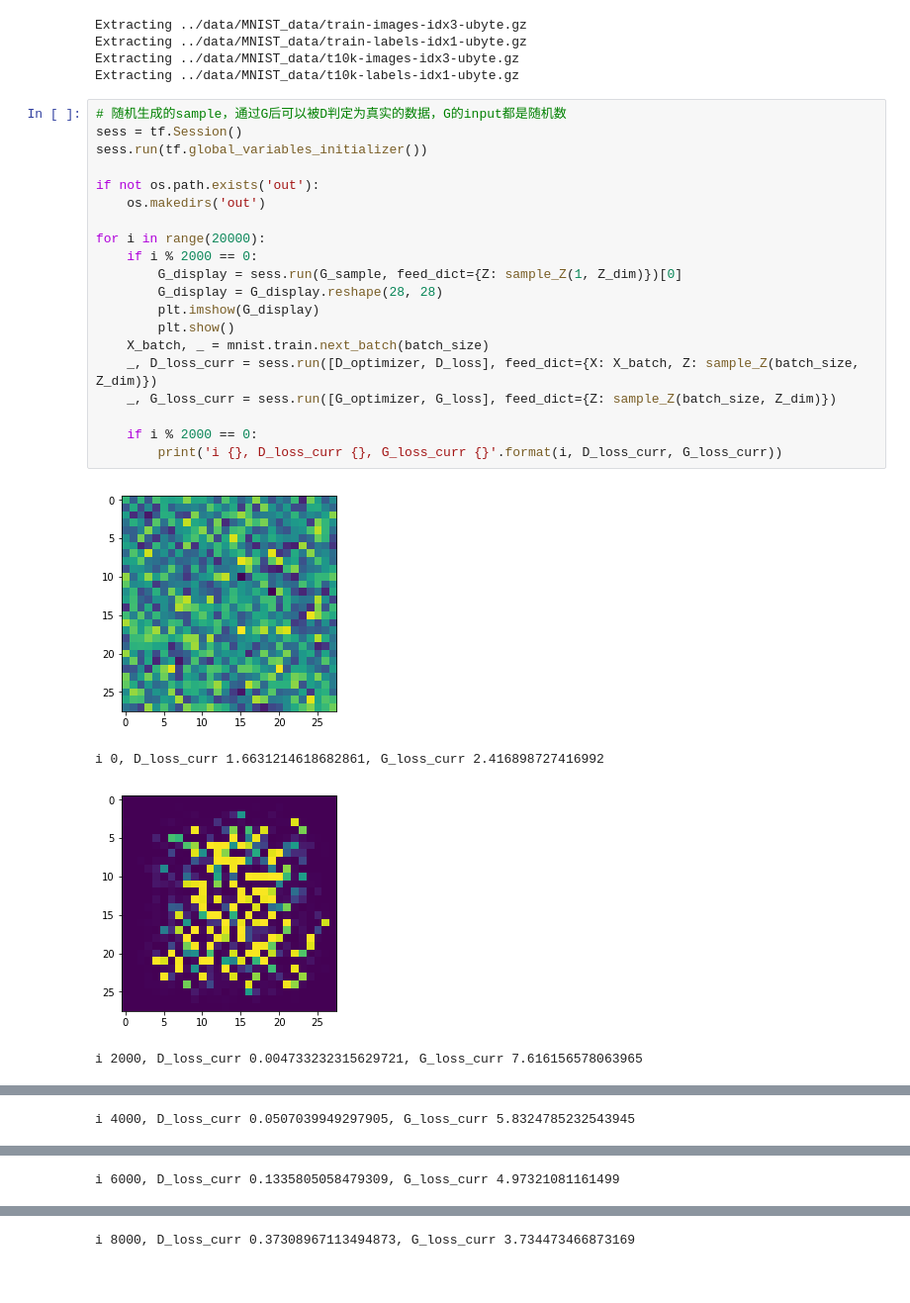
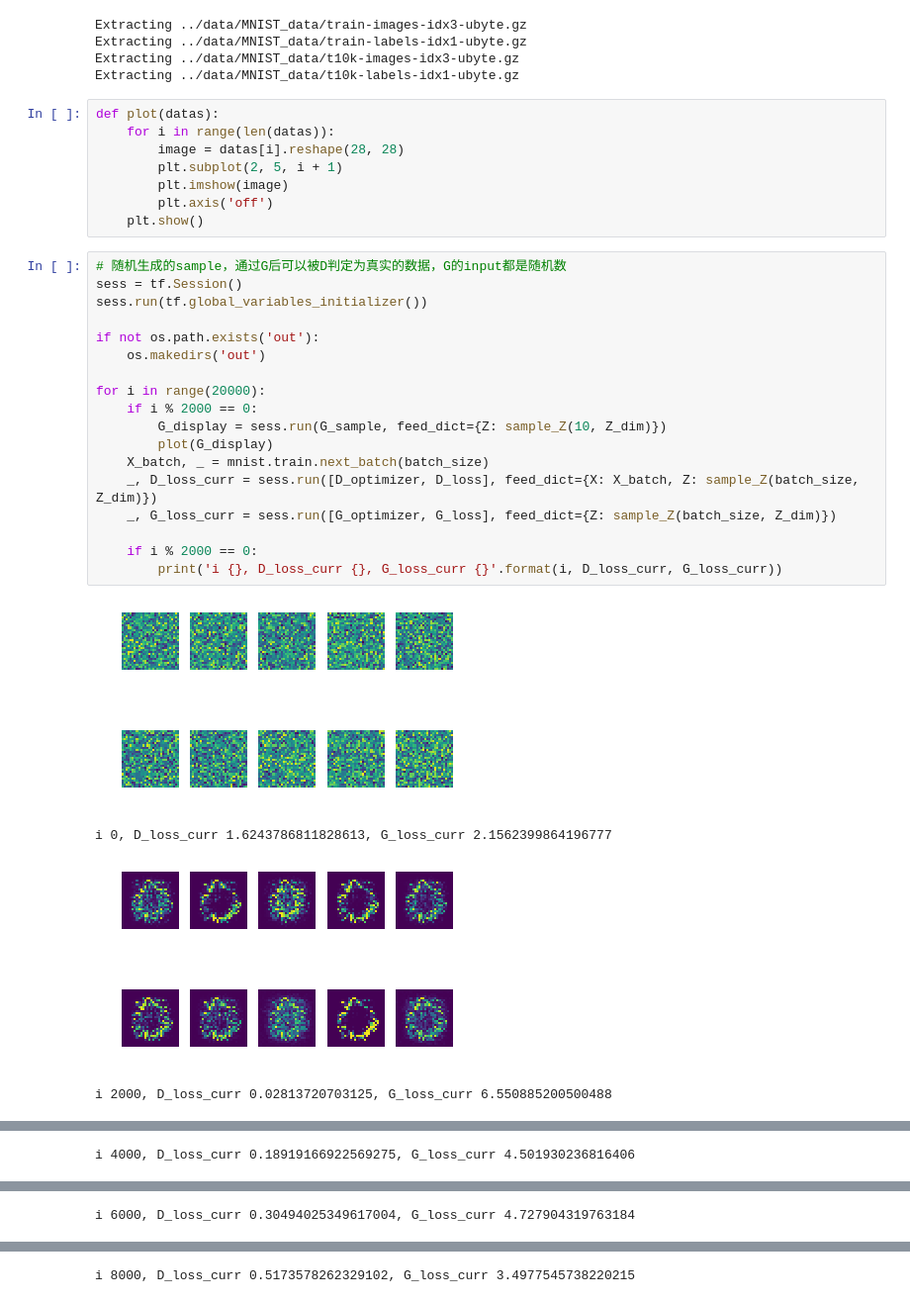
Before and after one commit to stesha2016/GAN-tensorflow, a Jupyter notebook: tensorflow_GAN_basic.ipynb, the cells around one changed output, grey strips where cells are left out. Shown at 99% size. Saved outputs shown, nothing was run; the diff lists cells and outputs as text.

Commit message:
image upload

```diff
--- a/tensorflow_GAN_basic.ipynb
+++ b/tensorflow_GAN_basic.ipynb
@@ -71,28 +71,34 @@ Extracting ../data/MNIST_data/train-images-idx3-ubyte.gz
 Extracting ../data/MNIST_data/train-labels-idx1-ubyte.gz
 Extracting ../data/MNIST_data/t10k-images-idx3-ubyte.gz
 Extracting ../data/MNIST_data/t10k-labels-idx1-ubyte.gz
+# %%
+def plot(datas):
+    for i in range(len(datas)):
+        image = datas[i].reshape(28, 28)
+        plt.subplot(2, 5, i + 1)
+        plt.imshow(image)
+        plt.axis('off')
+    plt.show()
 # %%
 # 随机生成的sample，通过G后可以被D判定为真实的数据，G的input都是随机数
 sess = tf.Session()
 sess.run(tf.global_variables_initializer())
 
 if not os.path.exists('out'):
     os.makedirs('out')
 
 for i in range(20000):
     if i % 2000 == 0:
-        G_display = sess.run(G_sample, feed_dict={Z: sample_Z(1, Z_dim)})[0]
-        G_display = G_display.reshape(28, 28)
-        plt.imshow(G_display)
-        plt.show()
+        G_display = sess.run(G_sample, feed_dict={Z: sample_Z(10, Z_dim)})
+        plot(G_display)
     X_batch, _ = mnist.train.next_batch(batch_size)
     _, D_loss_curr = sess.run([D_optimizer, D_loss], feed_dict={X: X_batch, Z: sample_Z(batch_size, Z_dim)})
     _, G_loss_curr = sess.run([G_optimizer, G_loss], feed_dict={Z: sample_Z(batch_size, Z_dim)})
 
     if i % 2000 == 0:
         print('i {}, D_loss_curr {}, G_loss_curr {}'.format(i, D_loss_curr, G_loss_curr))
 # %% [output]
-[figure, old version]
+[figure, new version]
-i 0, D_loss_curr 1.6631214618682861, G_loss_curr 2.416898727416992
+i 0, D_loss_curr 1.6243786811828613, G_loss_curr 2.1562399864196777
-[figure, old version]
+[figure, new version]
-i 2000, D_loss_curr 0.004733232315629721, G_loss_curr 7.616156578063965
+i 2000, D_loss_curr 0.02813720703125, G_loss_curr 6.550885200500488
@@ -100 +106 @@ i 2000, D_loss_curr 0.004733232315629721, G_loss_curr 7.616156578063965
-i 4000, D_loss_curr 0.0507039949297905, G_loss_curr 5.8324785232543945
+i 4000, D_loss_curr 0.18919166922569275, G_loss_curr 4.501930236816406
@@ -102 +108 @@ i 4000, D_loss_curr 0.0507039949297905, G_loss_curr 5.8324785232543945
-i 6000, D_loss_curr 0.1335805058479309, G_loss_curr 4.97321081161499
+i 6000, D_loss_curr 0.30494025349617004, G_loss_curr 4.727904319763184
@@ -104 +110 @@ i 6000, D_loss_curr 0.1335805058479309, G_loss_curr 4.97321081161499
-i 8000, D_loss_curr 0.37308967113494873, G_loss_curr 3.734473466873169
+i 8000, D_loss_curr 0.5173578262329102, G_loss_curr 3.4977545738220215
```
Also changed, not shown: parts of 1 cell of this notebook, 2 other files.
